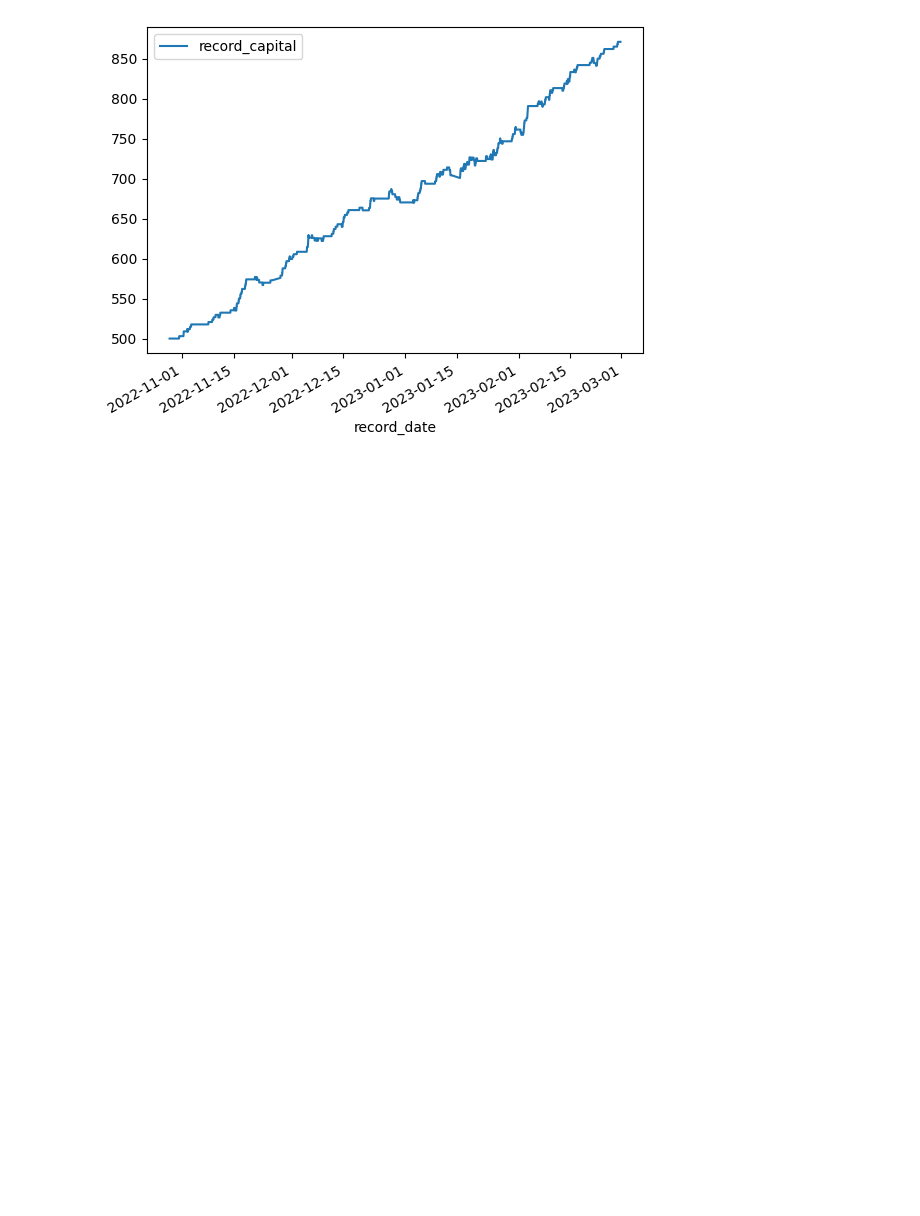
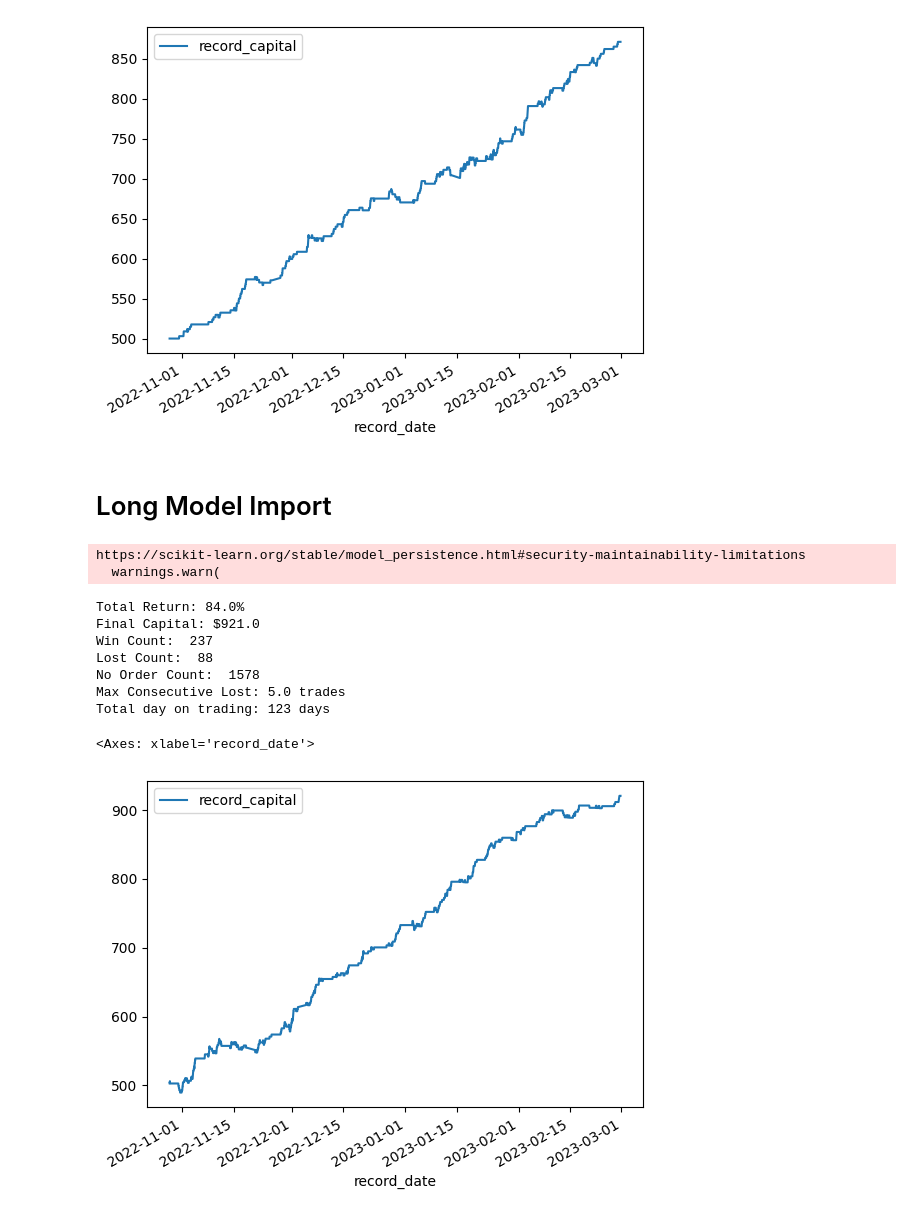
Before and after one commit to pkong001/LSVM-XAUUSD, a Jupyter notebook: lsvm_short_long_simu.ipynb, the cells around one changed output. Drawn from its saved outputs; the diff is of its cells as text; code cells hidden in the pictures; blank space fills up the shorter version.

Commit message:
Add long and combine simu

```diff
--- a/lsvm_short_long_simu.ipynb
+++ b/lsvm_short_long_simu.ipynb
@@ -73,0 +166,23 @@ def predict_simu(model, data_simu_x_n, data_simu_y, initial_capital):
+# %%
+import pickle
+
+lsvm_long = pickle.load(open('lsvm_xauusd.pkl','rb'))
+y_test_long = np.loadtxt('y_long_simu.csv', delimiter=',')
+X_test_simu_n_long = pd.read_csv('X_long_simu.csv',index_col='datetime', parse_dates=True)
+
+lsvm_short = pickle.load(open('lsvm_xauusd_short.pkl','rb'))
+y_test_short = np.loadtxt('y_short_simu.csv', delimiter=',')
+X_test_simu_n_short = pd.read_csv('X_short_simu.csv',index_col='datetime', parse_dates=True)
+
+win_count, lost_count, no_order_count, capital, total_return, sim_df, consecutive_lost_max, result_one_one = predict_simu_combine(lsvm_long, X_test_simu_n_long, y_test_long, lsvm_short, X_test_simu_n_short, y_test_short, 500)
+print('Total Return: {0}%'.format(round(total_return,0)))
+print('Final Capital: ${0}'.format(round(capital,0)))
+print('Win Count: ',win_count)
+print('Lost Count: ',lost_count)
+print('No Order Count: ', no_order_count)
+print('Max Consecutive Lost: {0} trades'.format(consecutive_lost_max/-3.3))
+day_one = X_test_simu_n_short.iloc[0].name.to_pydatetime().date()
+day_final = X_test_simu_n_short.iloc[len(X_test_simu_n_short)-1].name.to_pydatetime().date()
+print('Total day on trading: {0} days'.format((day_final - day_one).days))
+print('result one one',result_one_one)
+# sim_df.plot(y='record_capital')
@@ -100,3 +230,36 @@ Max Consecutive Lost: 4.0 trades
 Total day on trading: 123 days
 <Axes: xlabel='record_date'>
 [figure]
+# %% [markdown]
+# Long Model Import
+# %%
+import pickle
+lsvm_long = pickle.load(open('lsvm_xauusd.pkl','rb'))
+
+
+y_test_long = np.loadtxt('y_long_simu.csv', delimiter=',')
+X_test_simu_n_long = pd.read_csv('X_long_simu.csv',index_col='datetime', parse_dates=True)
+
+win_count, lost_count, no_order_count, capital, total_return, sim_df, consecutive_lost_max = predict_simu(lsvm_long, X_test_simu_n_long, y_test_long, 500)
+print('Total Return: {0}%'.format(round(total_return,0)))
+print('Final Capital: ${0}'.format(round(capital,0)))
+print('Win Count: ',win_count)
+print('Lost Count: ',lost_count)
+print('No Order Count: ', no_order_count)
+print('Max Consecutive Lost: {0} trades'.format(consecutive_lost_max/-3.3))
+day_one = X_test_simu_n_short.iloc[0].name.to_pydatetime().date()
+day_final = X_test_simu_n_short.iloc[len(X_test_simu_n_short)-1].name.to_pydatetime().date()
+print('Total day on trading: {0} days'.format((day_final - day_one).days))
+sim_df.plot(y='record_capital')
+# %% [output]
+https://scikit-learn.org/stable/model_persistence.html#security-maintainability-limitations
+  warnings.warn(
+Total Return: 84.0%
+Final Capital: $921.0
+Win Count:  237
+Lost Count:  88
+No Order Count:  1578
+Max Consecutive Lost: 5.0 trades
+Total day on trading: 123 days
+<Axes: xlabel='record_date'>
+[figure, added]
```
Also changed, not shown: parts of 6 cells of this notebook, 5 other files.
